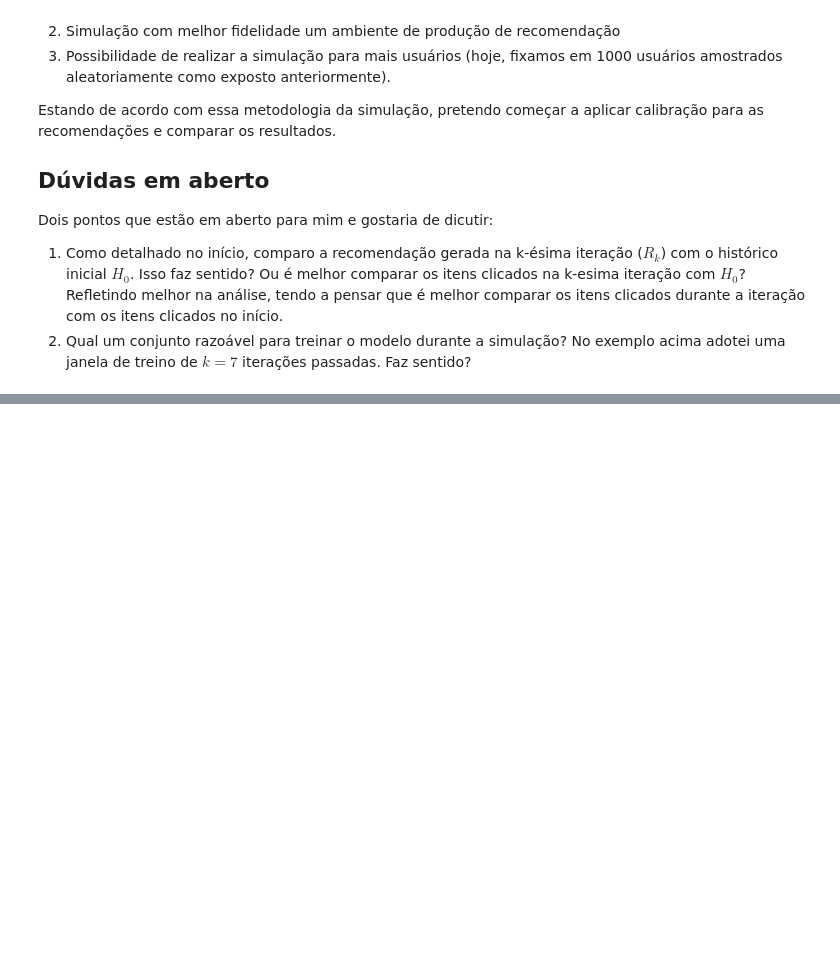
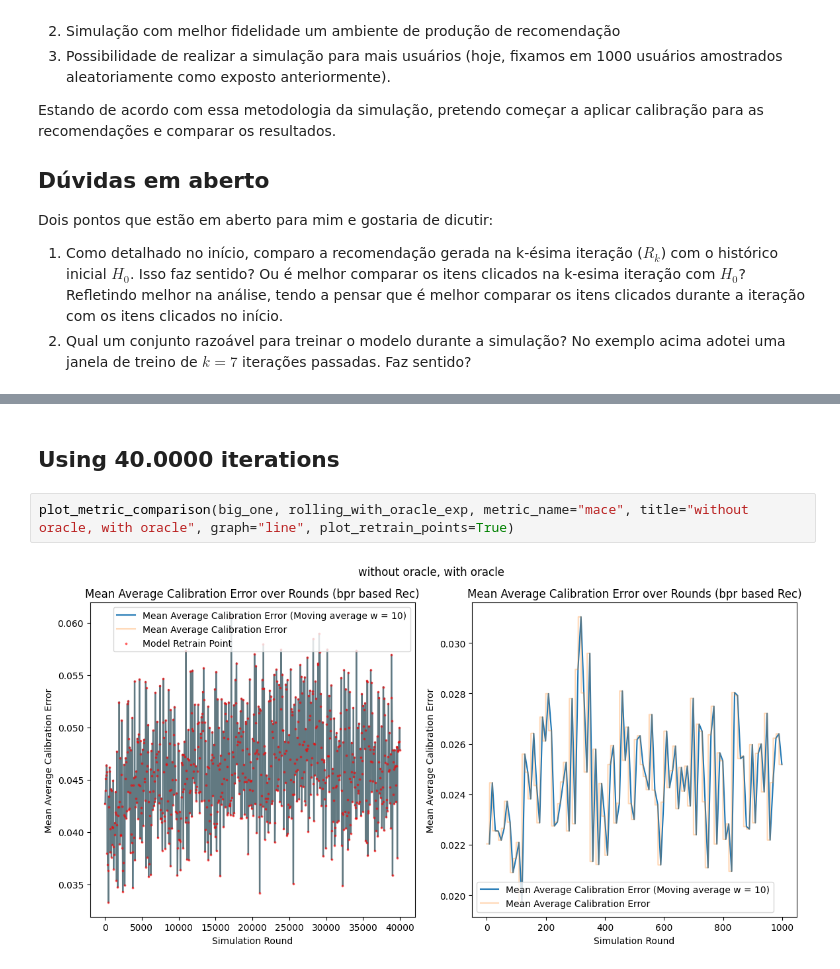
Before and after one commit to caiotda/dynamicTasteDistortion, a Jupyter notebook: data_exploration.ipynb, the cells around one changed output, grey strips where cells are left out. Saved outputs shown, nothing was run; the diff lists cells and outputs as text; blank space fills up the shorter version.

```diff
--- a/data_exploration.ipynb
+++ b/data_exploration.ipynb
@@ -210,0 +225,6 @@ Dois pontos que estão em aberto para mim e gostaria de dicutir:
+# %% [markdown]
+## Using 40.0000 iterations
+# %%
+plot_metric_comparison(big_one, rolling_with_oracle_exp, metric_name="mace", title="without oracle, with oracle", graph="line", plot_retrain_points=True)
+# %% [output]
+[figure, added]
```
Also changed, not shown: parts of 4 cells of this notebook, 5 other files.
